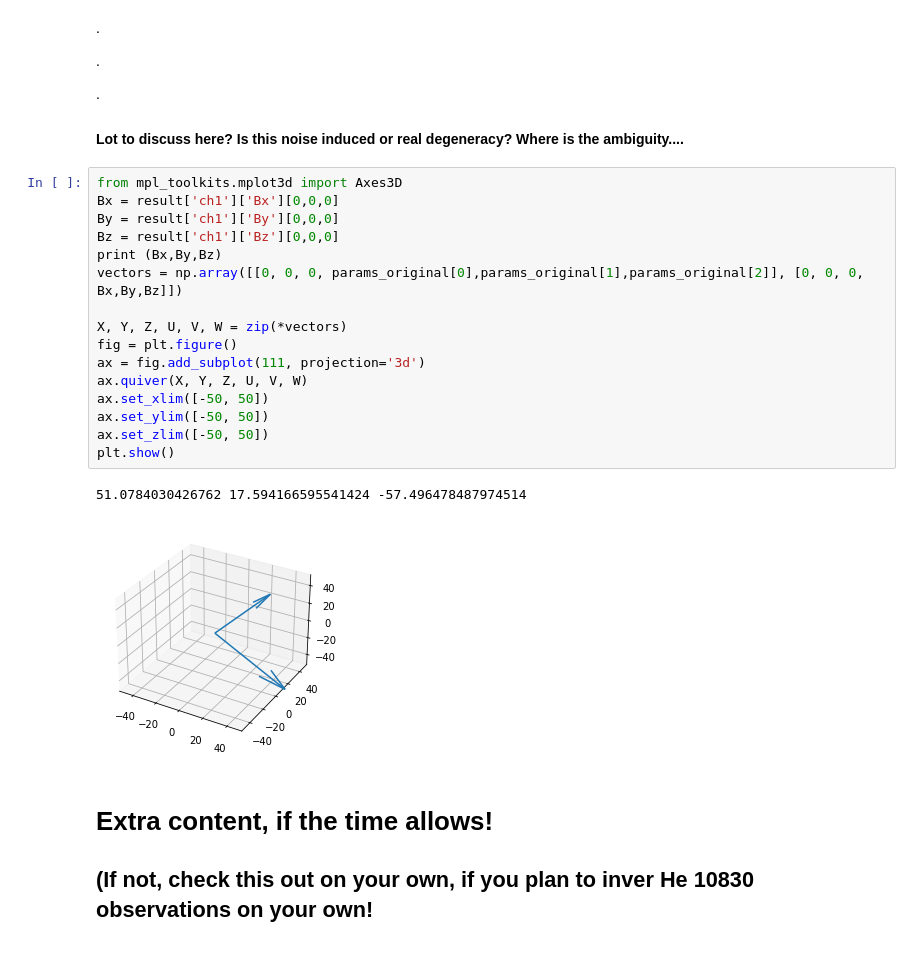
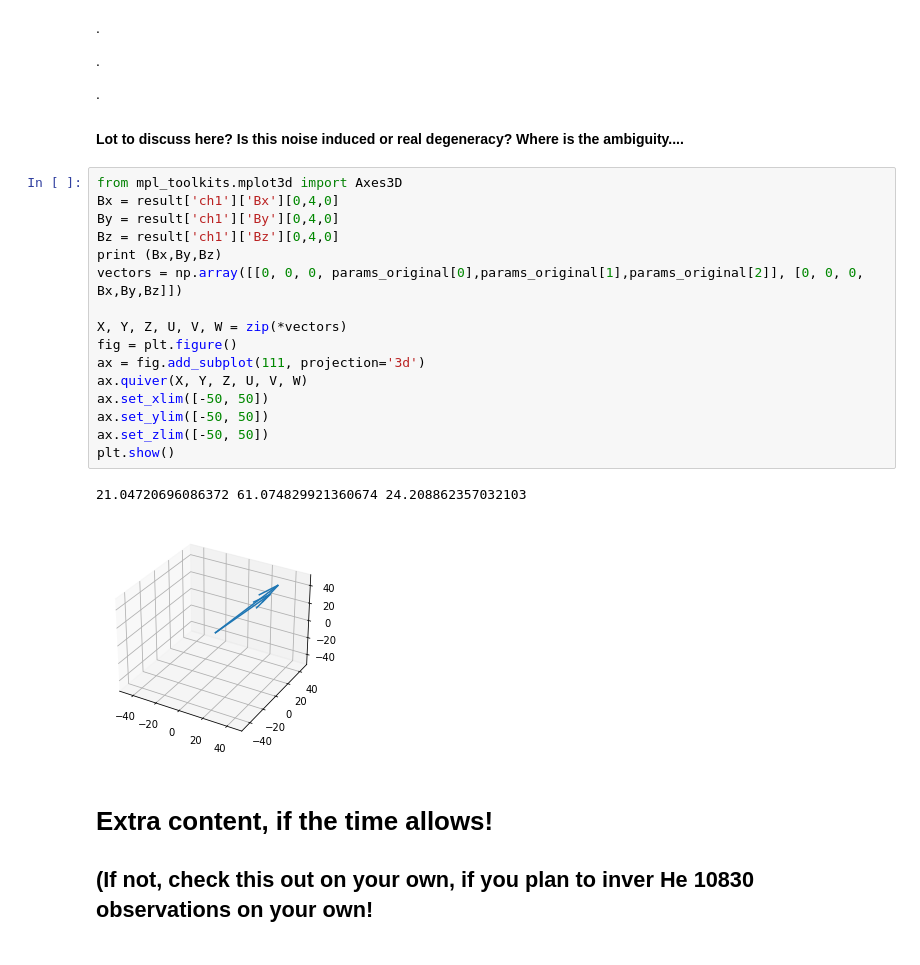
Before and after one commit to ivanzmilic/dkist_workshop_5, a Jupyter notebook: test_inversion.ipynb, the cells around one changed output. Cells and saved outputs as stored; diff of their text form.

```diff
--- a/test_inversion.ipynb
+++ b/test_inversion.ipynb
@@ -602,23 +620,23 @@ plt.plot(ll,mod_test.spectrum['spec1'].stokes[3,:])
 #### Lot to discuss here? Is this noise induced or real degeneracy? Where is the ambiguity....
 # %%
 from mpl_toolkits.mplot3d import Axes3D
-Bx = result['ch1']['Bx'][0,0,0]
-By = result['ch1']['By'][0,0,0]
-Bz = result['ch1']['Bz'][0,0,0]
+Bx = result['ch1']['Bx'][0,4,0]
+By = result['ch1']['By'][0,4,0]
+Bz = result['ch1']['Bz'][0,4,0]
 print (Bx,By,Bz)
 vectors = np.array([[0, 0, 0, params_original[0],params_original[1],params_original[2]], [0, 0, 0, Bx,By,Bz]])
 
 X, Y, Z, U, V, W = zip(*vectors)
 fig = plt.figure()
 ax = fig.add_subplot(111, projection='3d')
 ax.quiver(X, Y, Z, U, V, W)
 ax.set_xlim([-50, 50])
 ax.set_ylim([-50, 50])
 ax.set_zlim([-50, 50])
 plt.show()
 # %% [output]
-51.0784030426762 17.594166595541424 -57.496478487974514
+21.04720696086372 61.074829921360674 24.208862357032103
-[figure, old version]
+[figure, new version]
 # %% [markdown]
 # Extra content, if the time allows!
 
```
Also changed, not shown: parts of 34 cells of this notebook, 1 other file.
